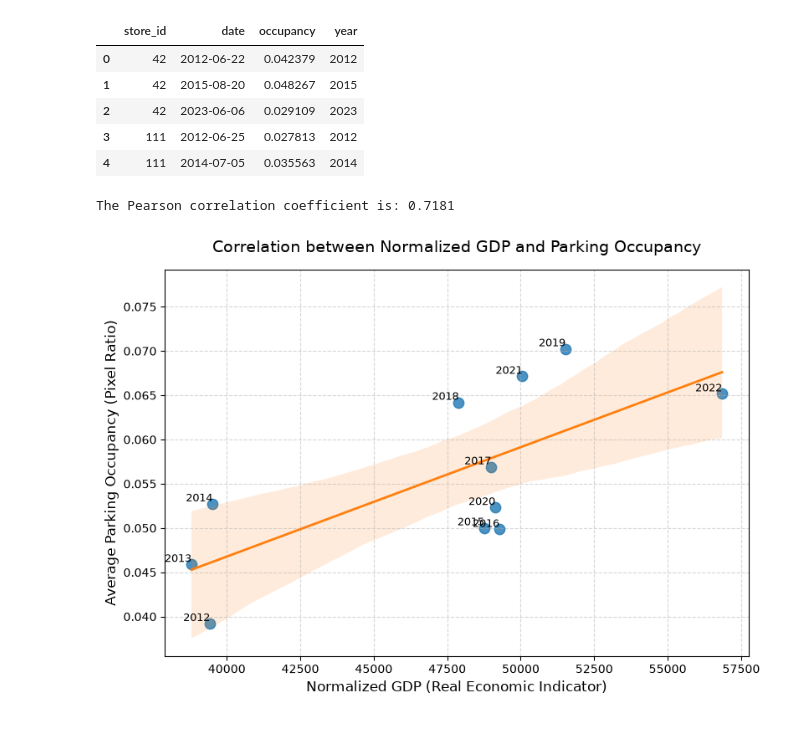
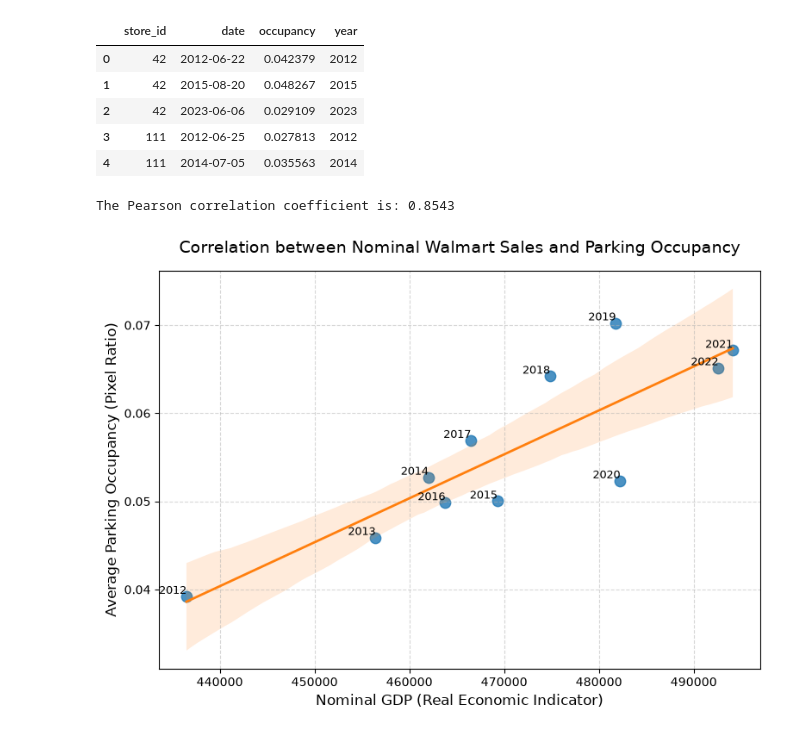
Before and after one commit to Manzife/Application-of-Deep-learning-image, a Jupyter notebook: notebooks/analysis/correlation_analysis.ipynb, the cells around one changed output. Drawn from its saved outputs; the diff is of its cells as text; code cells hidden in the pictures.

Commit message:
changes in sales correlation

```diff
--- a/notebooks/analysis/correlation_analysis.ipynb
+++ b/notebooks/analysis/correlation_analysis.ipynb
@@ -7,7 +7,7 @@ import pandas as pd
 import matplotlib.pyplot as plt
 import seaborn as sns
 # %%
-df_pib = pd.read_csv("../../Data/normalized_gdp.csv")
+df_pib = pd.read_csv("../../Data/walmart_instore_deflator.csv")
 df_occupancy = pd.read_csv("../../Data/naip_occupancy_results.csv")
 # %%
 df_pib.head()
@@ -28,43 +39,46 @@ df_occupancy.head()
 | 3 | 111 | 2012-06-25 | 0.027813 | 2012 |
 | 4 | 111 | 2014-07-05 | 0.035563 | 2014 |
 # %%
+# Filter occupancy data to years up to 2022
+df_occupancy_filtered = df_occupancy[(df_occupancy['year'] <= 2022) & (df_occupancy['year'] > 2011)]
+
 # Group the occupancy data by year and calculate the mean occupancy for each year
-df_occ_yearly = df_occupancy.groupby('year')['occupancy'].mean().reset_index()
+df_occ_yearly = df_occupancy_filtered.groupby('year')['occupancy'].mean().reset_index()
 
 # Merge the occupancy data with the normalized GDP data on the 'year' column
-df_correlation = pd.merge(df_occ_yearly, df_pib[['year', 'Normalized_GDP']], on='year')
+df_correlation = pd.merge(df_occ_yearly, df_pib[['year', 'Nominal_GDP']], on='year')
 
 # Compute the Pearson correlation coefficient between Normalized_GDP and occupancy
-correlation_matrix = df_correlation[['Normalized_GDP', 'occupancy']].corr()
-correlation_value = correlation_matrix.loc['Normalized_GDP', 'occupancy']
+correlation_matrix = df_correlation[['Nominal_GDP', 'occupancy']].corr()
+correlation_value = correlation_matrix.loc['Nominal_GDP', 'occupancy']
 
 print(f"The Pearson correlation coefficient is: {correlation_value:.4f}")
 
 # Visualization
 plt.figure(figsize=(9, 6))
 sns.regplot(
     data=df_correlation,
-    x='Normalized_GDP',
+    x='Nominal_GDP',
     y='occupancy',
     scatter_kws={'s': 80, 'color': '#1f77b4', 'alpha': 0.8},
     line_kws={'color': '#ff7f0e', 'linewidth': 2}
 )
 for i in range(df_correlation.shape[0]):
     plt.text(
-        df_correlation['Normalized_GDP'].iloc[i],
+        df_correlation['Nominal_GDP'].iloc[i],
         df_correlation['occupancy'].iloc[i],
         str(int(df_correlation['year'].iloc[i])),
         verticalalignment='bottom',
         horizontalalignment='right',
         fontsize=9
     )
 
-plt.title('Correlation between Normalized GDP and Parking Occupancy', fontsize=14, pad=15)
-plt.xlabel('Normalized GDP (Real Economic Indicator)', fontsize=12)
+plt.title('Correlation between Nominal Walmart Sales and Parking Occupancy', fontsize=14, pad=15)
+plt.xlabel('Nominal GDP (Real Economic Indicator)', fontsize=12)
 plt.ylabel('Average Parking Occupancy (Pixel Ratio)', fontsize=12)
 plt.grid(True, linestyle='--', alpha=0.5)
 
 plt.show()
 # %% [output]
-The Pearson correlation coefficient is: 0.7181
+The Pearson correlation coefficient is: 0.8543
-[figure, old version]
+[figure, new version]
```
Also changed, not shown: parts of 1 cell of this notebook, 1 other file.
